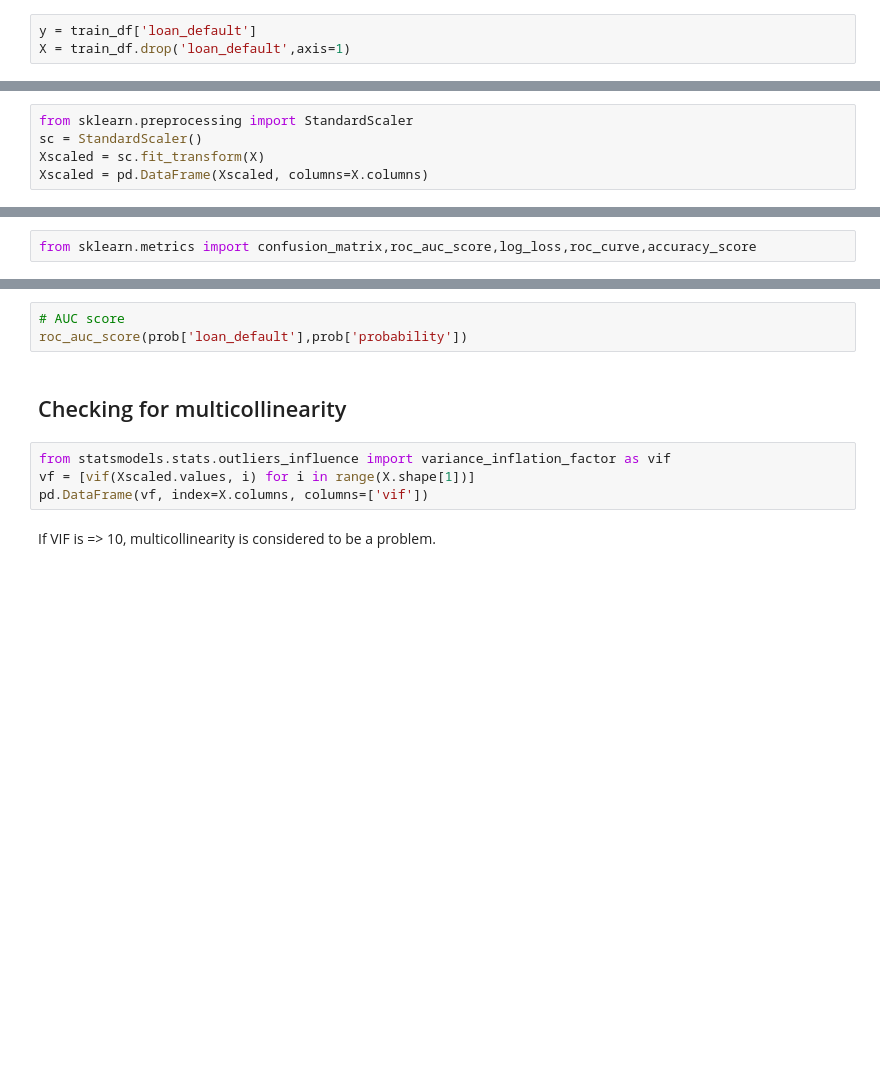
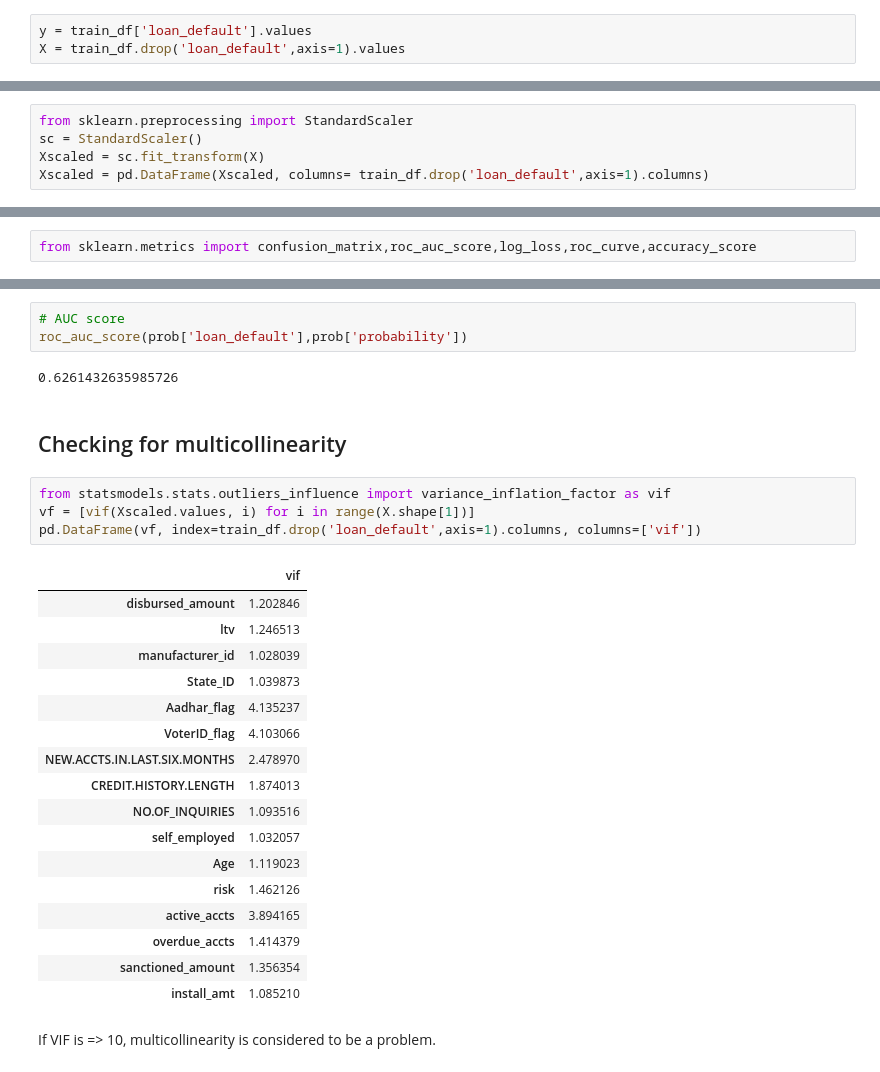
Before and after one commit to jsebastiants/Vehicle_loan_Pred, a Jupyter notebook: Vehicle_loan_Pred.ipynb, the cells around one changed output, grey strips where cells are left out. Drawn from its saved outputs; the diff is of its cells as text; blank space fills up the shorter version.

```diff
--- a/Vehicle_loan_Pred.ipynb
+++ b/Vehicle_loan_Pred.ipynb
@@ -793,8 +822,8 @@ test_df.drop('outstanding_amount',axis=1,inplace=True)
 # %% [markdown]
 ## Modelling
 # %%
-y = train_df['loan_default']
-X = train_df.drop('loan_default',axis=1)
+y = train_df['loan_default'].values
+X = train_df.drop('loan_default',axis=1).values
 # %%
 y = list(y)
 # %% [markdown]
@@ -803,7 +832,7 @@ y = list(y)
 from sklearn.preprocessing import StandardScaler
 sc = StandardScaler()
 Xscaled = sc.fit_transform(X)
-Xscaled = pd.DataFrame(Xscaled, columns=X.columns)
+Xscaled = pd.DataFrame(Xscaled, columns= train_df.drop('loan_default',axis=1).columns)
 # %%
 import statsmodels.api as sm
 Xc = sm.add_constant(Xscaled)
@@ -820,12 +884,32 @@ prob.head()
 # %%
 # AUC score
 roc_auc_score(prob['loan_default'],prob['probability'])
+# %% [output]
+0.6261432635985726
 # %% [markdown]
 ## Checking for multicollinearity
 # %%
 from statsmodels.stats.outliers_influence import variance_inflation_factor as vif
 vf = [vif(Xscaled.values, i) for i in range(X.shape[1])]
-pd.DataFrame(vf, index=X.columns, columns=['vif'])
+pd.DataFrame(vf, index=train_df.drop('loan_default',axis=1).columns, columns=['vif'])
+# %% [output]
+|  | vif |
+| disbursed_amount | 1.202846 |
+| ltv | 1.246513 |
+| manufacturer_id | 1.028039 |
+| State_ID | 1.039873 |
+| Aadhar_flag | 4.135237 |
+| VoterID_flag | 4.103066 |
+| NEW.ACCTS.IN.LAST.SIX.MONTHS | 2.478970 |
+| CREDIT.HISTORY.LENGTH | 1.874013 |
+| NO.OF_INQUIRIES | 1.093516 |
+| self_employed | 1.032057 |
+| Age | 1.119023 |
+| risk | 1.462126 |
+| active_accts | 3.894165 |
+| overdue_accts | 1.414379 |
+| sanctioned_amount | 1.356354 |
+| install_amt | 1.085210 |
 # %% [markdown]
 If VIF is => 10, multicollinearity is considered to be a problem.
 # %% [markdown]
```
Also changed, not shown: parts of 117 cells of this notebook, 2 other files.
